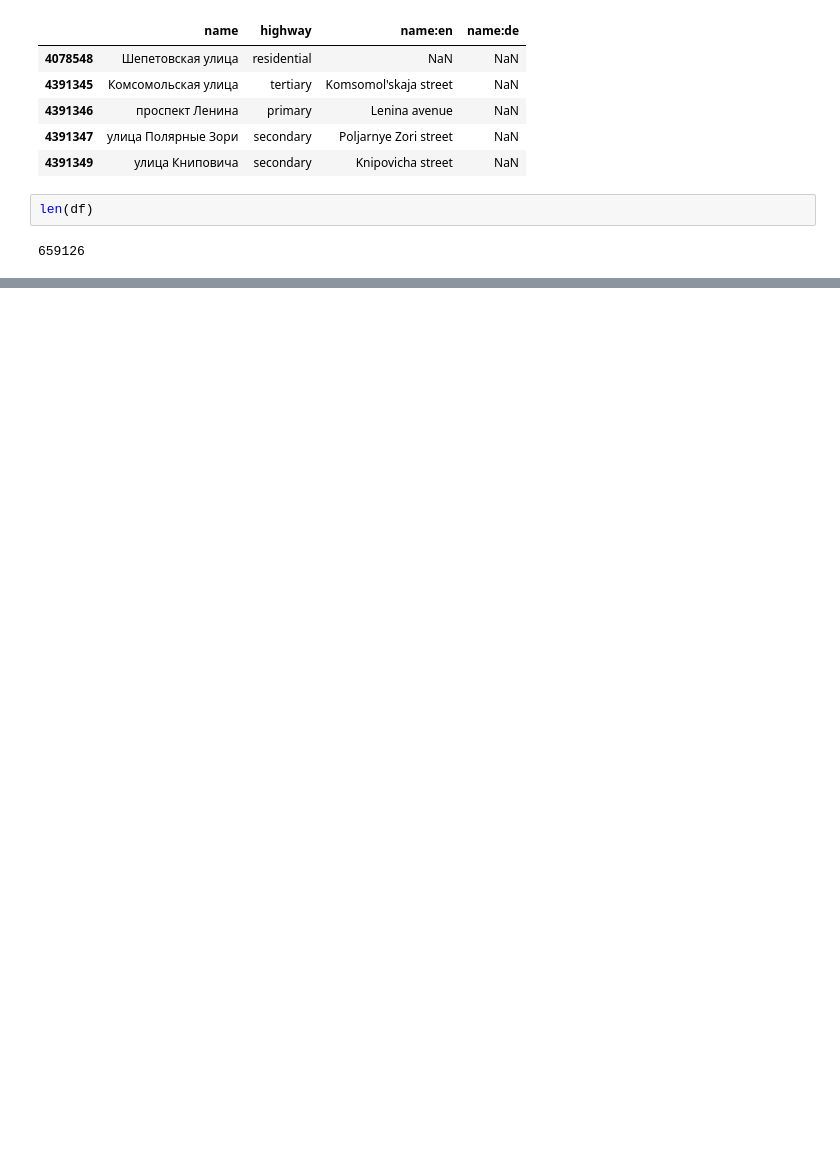
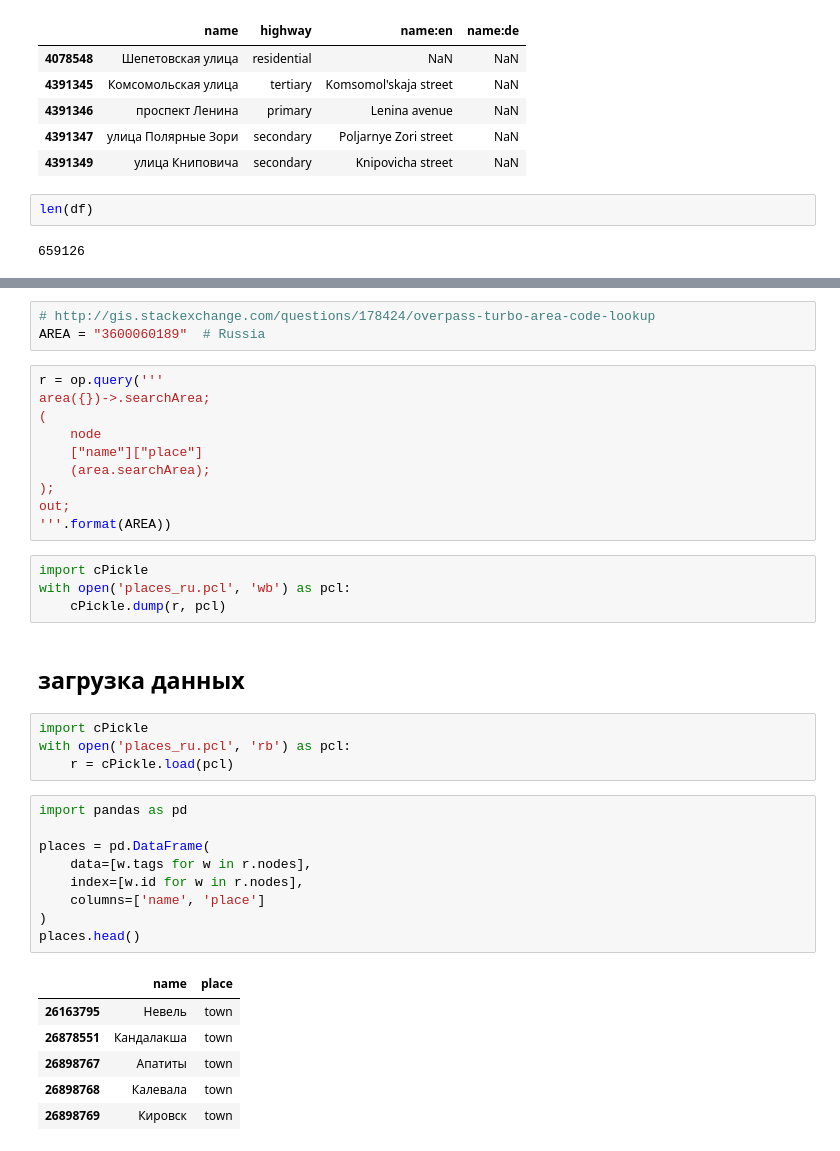
Before and after one commit to moskupols/osm-toponyms, a Jupyter notebook: api-usage-example.ipynb, the cells around one changed output, grey strips where cells are left out. Cells and saved outputs as stored; diff of their text form; blank space fills up the shorter version.

```diff
--- a/api-usage-example.ipynb
+++ b/api-usage-example.ipynb
@@ -138,0 +171,39 @@ len(persons)
+# %%
+# http://gis.stackexchange.com/questions/178424/overpass-turbo-area-code-lookup
+AREA = "3600060189"  # Russia
+# %%
+r = op.query('''
+area({})->.searchArea;
+(
+    node
+    ["name"]["place"]
+    (area.searchArea);
+);
+out;
+'''.format(AREA))
+# %%
+import cPickle
+with open('places_ru.pcl', 'wb') as pcl:
+    cPickle.dump(r, pcl)
+# %% [markdown]
+## загрузка данных
+# %%
+import cPickle
+with open('places_ru.pcl', 'rb') as pcl:
+    r = cPickle.load(pcl)
+# %%
+import pandas as pd
+
+places = pd.DataFrame(
+    data=[w.tags for w in r.nodes],
+    index=[w.id for w in r.nodes],
+    columns=['name', 'place']
+)
+places.head()
+# %% [output]
+|  | name | place |
+| 26163795 | Невель | town |
+| 26878551 | Кандалакша | town |
+| 26898767 | Апатиты | town |
+| 26898768 | Калевала | town |
+| 26898769 | Кировск | town |
```
Also changed, not shown: parts of 22 cells of this notebook.
